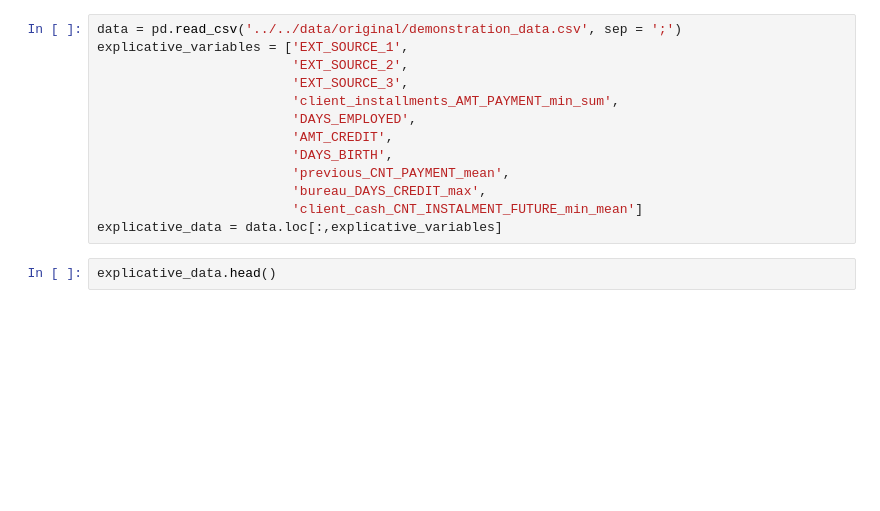
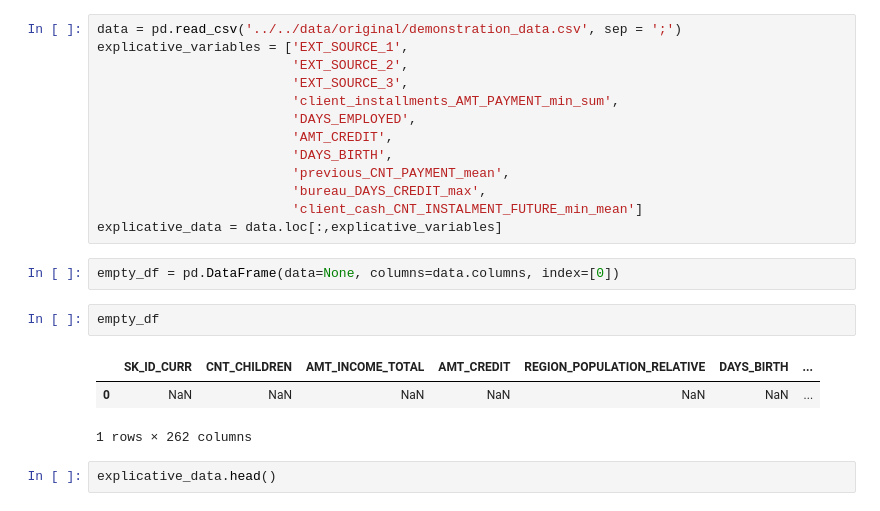
Before and after one commit to JPoitreau/OC-Projet-8, a Jupyter notebook: src/notebooks/see_data.ipynb, the cells around one changed output. Saved outputs shown, nothing was run; the diff lists cells and outputs as text; blank space fills up the shorter version.

```diff
--- a/src/notebooks/see_data.ipynb
+++ b/src/notebooks/see_data.ipynb
@@ -14,6 +14,14 @@ explicative_variables = ['EXT_SOURCE_1',
                          'bureau_DAYS_CREDIT_max',
                          'client_cash_CNT_INSTALMENT_FUTURE_min_mean']
 explicative_data = data.loc[:,explicative_variables]
+# %%
+empty_df = pd.DataFrame(data=None, columns=data.columns, index=[0])
+# %%
+empty_df
+# %% [output]
+|  | SK_ID_CURR | CNT_CHILDREN | AMT_INCOME_TOTAL | AMT_CREDIT | REGION_POPULATION_RELATIVE | DAYS_BIRTH | ... |
+| 0 | NaN | NaN | NaN | NaN | NaN | NaN | ... |
+1 rows × 262 columns
 # %%
 explicative_data.head()
 # %% [output]
```
Also changed, not shown: parts of 4 cells of this notebook, 3 other files.
